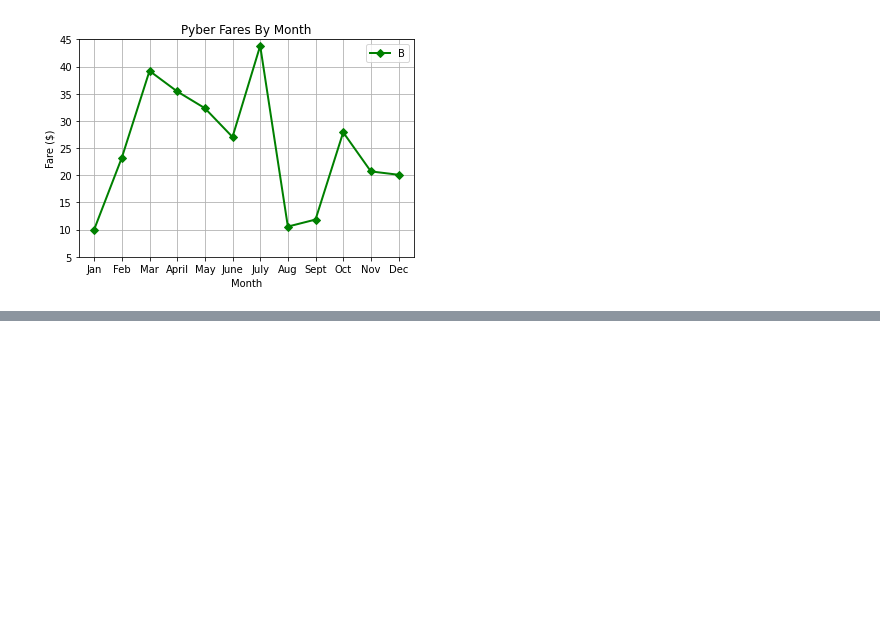
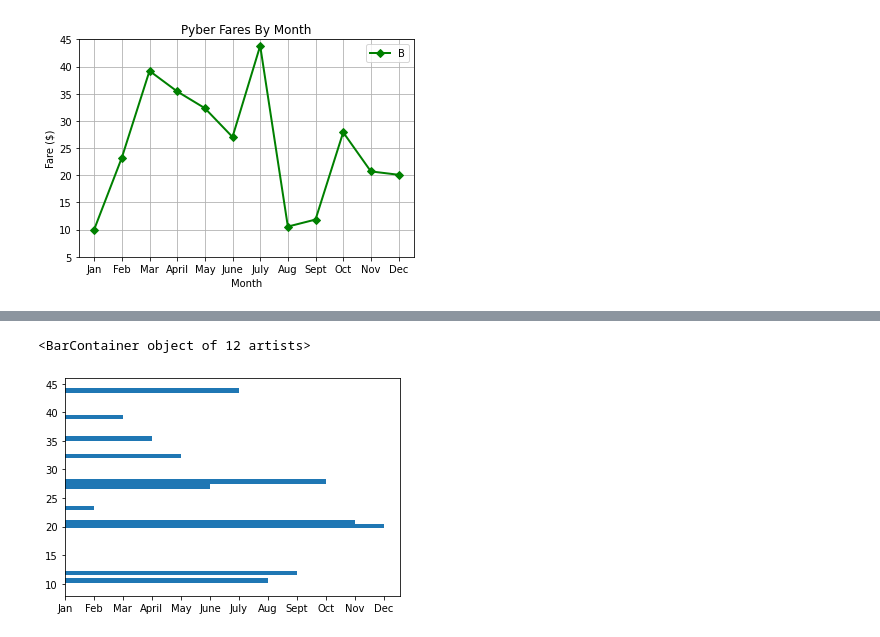
Before and after one commit to Kiehl012/PyBer_Analysis, a Jupyter notebook: matplotlib_practice.ipynb, the cells around one changed output, grey strips where cells are left out. Saved outputs shown, nothing was run; the diff lists cells and outputs as text; code cells hidden in the pictures; blank space fills up the shorter version.

```diff
--- a/matplotlib_practice.ipynb
+++ b/matplotlib_practice.ipynb
@@ -82,0 +99,6 @@ test
+# %%
+# Create the plot
+plt.barh(y_axis, x_axis)
+# %% [output]
+<BarContainer object of 12 artists>
+[figure, added]
```
Also changed, not shown: parts of 18 cells of this notebook, 6 other files.
